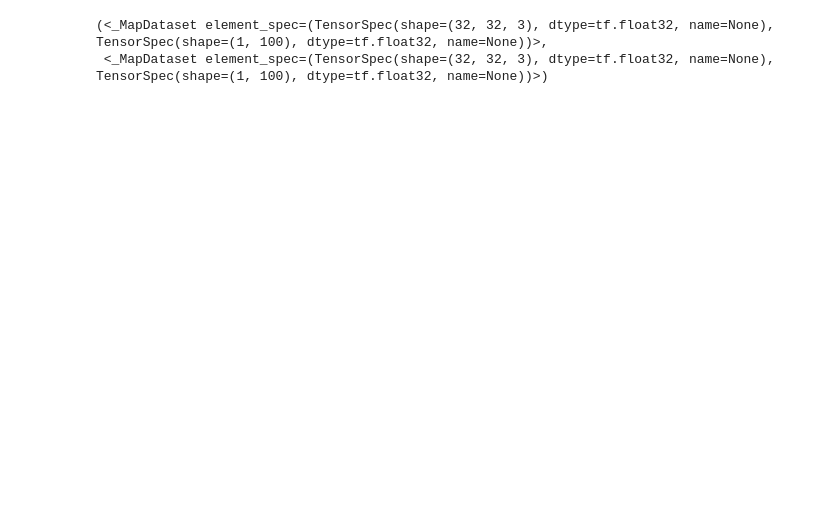
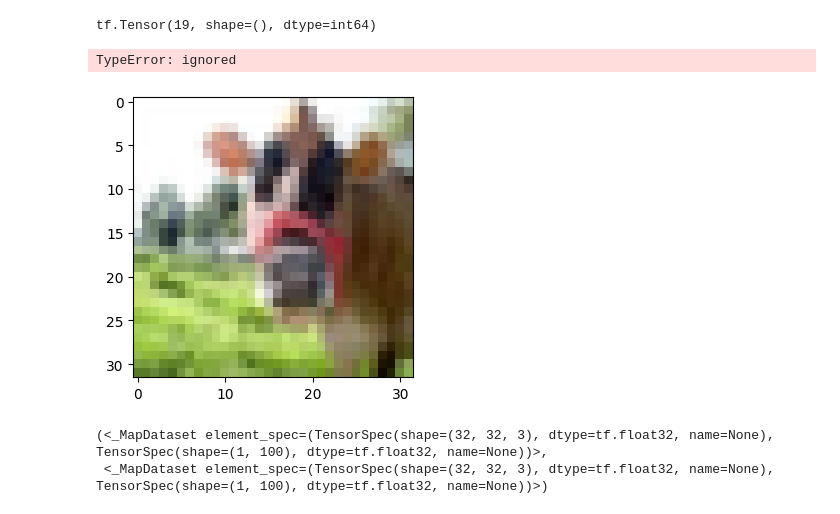
Before and after one commit to Alf-caput/AA_PRACTICA3_4, a Jupyter notebook: tensor_p3.ipynb, the cells around one changed output. Saved outputs shown, nothing was run; the diff lists cells and outputs as text; code cells hidden in the pictures; blank space fills up the shorter version.

Commit message:
etiquetas ()

```diff
--- a/tensor_p3.ipynb
+++ b/tensor_p3.ipynb
@@ -2,5 +2,16 @@
 import tensorflow as tf
 # %%
 ds_train, ds_test = tf.keras.datasets.cifar100.load_data()
+
+ds_train = tf.data.Dataset.from_tensor_slices(ds_train)
+ds_test = tf.data.Dataset.from_tensor_slices(ds_test)
+
+# Las etiquetas son tensores de dimensión (1,) convertimos a ()
+def reshape_label(image, label):
+  return image, tf.squeeze(label)
+
+ds_train = ds_train.map(reshape_label)
+ds_test = ds_test.map(reshape_label)
+
 classes = ['apple', 'aquarium_fish', 'baby', 'bear', 'beaver', 'bed', 'bee', 'beetle', 'bicycle', 'bottle', 'bowl', 'boy', 'bridge', 'bus', 'butterfly', 'camel', 'can', 'castle', 'caterpillar', 'cattle', 'chair', 'chimpanzee', 'clock', 'cloud', 'cockroach', 'couch', 'crab', 'crocodile', 'cup', 'dinosaur', 'dolphin', 'elephant', 'flatfish', 'forest', 'fox', 'girl', 'hamster', 'house', 'kangaroo', 'keyboard', 'lamp', 'lawn_mower', 'leopard', 'lion', 'lizard', 'lobster', 'man', 'maple_tree', 'motorcycle', 'mountain', 'mouse', 'mushroom', 'oak_tree', 'orange', 'orchid', 'otter', 'palm_tree', 'pear', 'pickup_truck', 'pine_tree', 'plain', 'plate', 'poppy', 'porcupine', 'possum', 'rabbit', 'raccoon', 'ray', 'road', 'rocket', 'rose', 'sea', 'seal', 'shark', 'shrew', 'skunk', 'skyscraper', 'snail', 'snake', 'spider', 'squirrel', 'streetcar', 'sunflower', 'sweet_pepper', 'table', 'tank', 'telephone', 'television', 'tiger', 'tractor', 'train', 'trout', 'tulip', 'turtle', 'wardrobe', 'whale', 'willow_tree', 'wolf', 'woman', 'worm']
 super_classes = ['aquatic_mammals', 'fish', 'flowers', 'food_containers', 'fruit_and_vegetables', 'household_electrical_devices', 'household_furniture', 'insects', 'large_carnivores', 'large_man-made_outdoor_things', 'large_natural_outdoor_scenes', 'large_omnivores_and_herbivores', 'medium_mammals', 'non-insect_invertebrates', 'people', 'reptiles', 'small_mammals', 'trees', 'vehicles_1', 'vehicles_2']
@@ -10,3 +18,22 @@ ds_test = tf.data.Dataset.from_tensor_slices(ds_test)
+# %%
+for elem in ds_train:
+  print(tf.squeeze(elem[1]))
+  break
+# %% [output]
+tf.Tensor(19, shape=(), dtype=int64)
+# %%
+import matplotlib.pyplot as plt
+
+fig = plt.figure(figsize=(8, 8))
+# Mostramos 4 imágenes del dataset de entrenamiento
+for i, x in enumerate(ds_train.take(4)):
+  image, label = x
+  plt.subplot(2, 2, i+1)
+  plt.imshow(image)
+  plt.title(f"{classes[label]}: {label}")
+# %% [output]
+TypeError: ignored
+[figure, added]
 # %%
 def normalize_image(image, label):
   image = tf.cast(image, tf.float32) / 255.0
```
Also changed, not shown: parts of 5 cells of this notebook.
